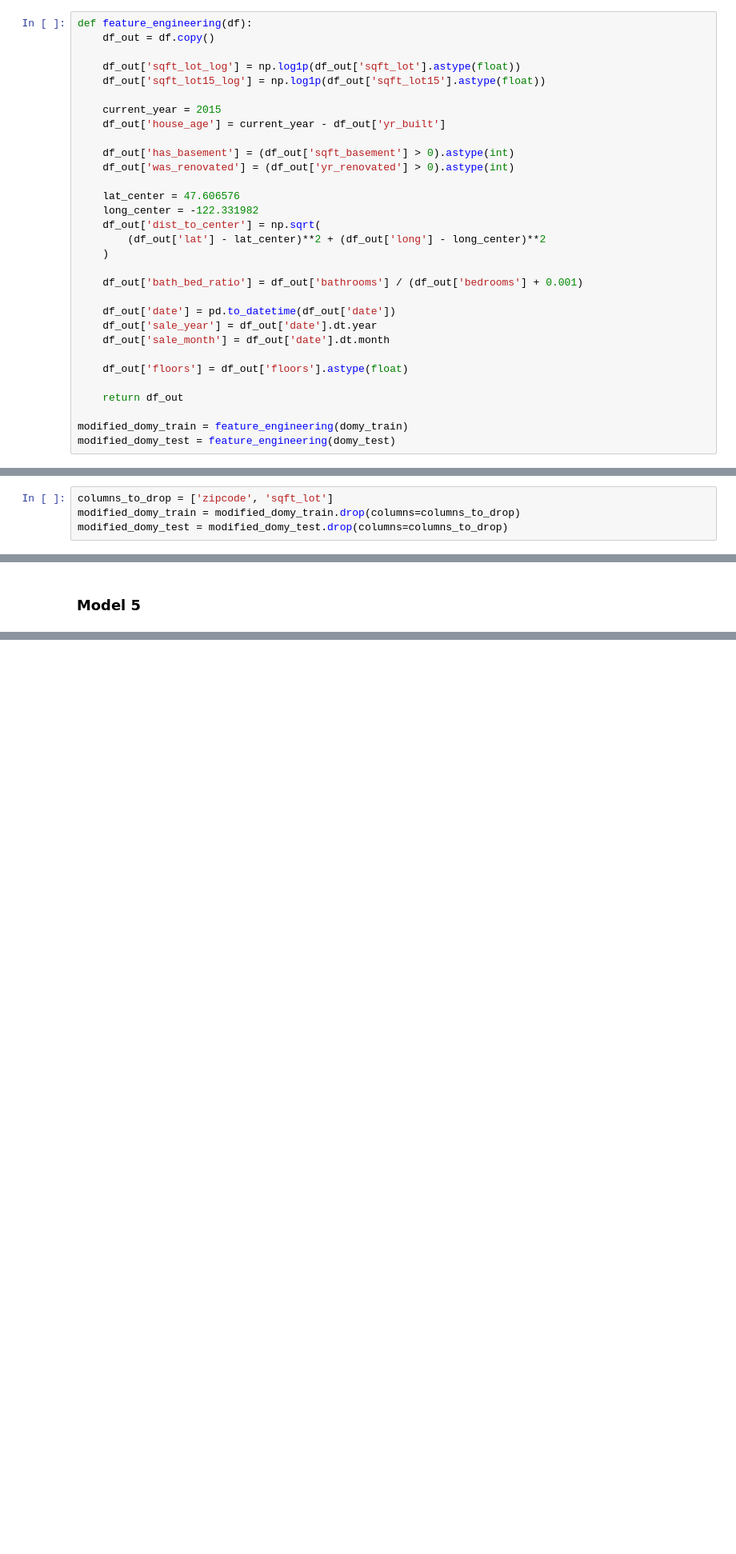
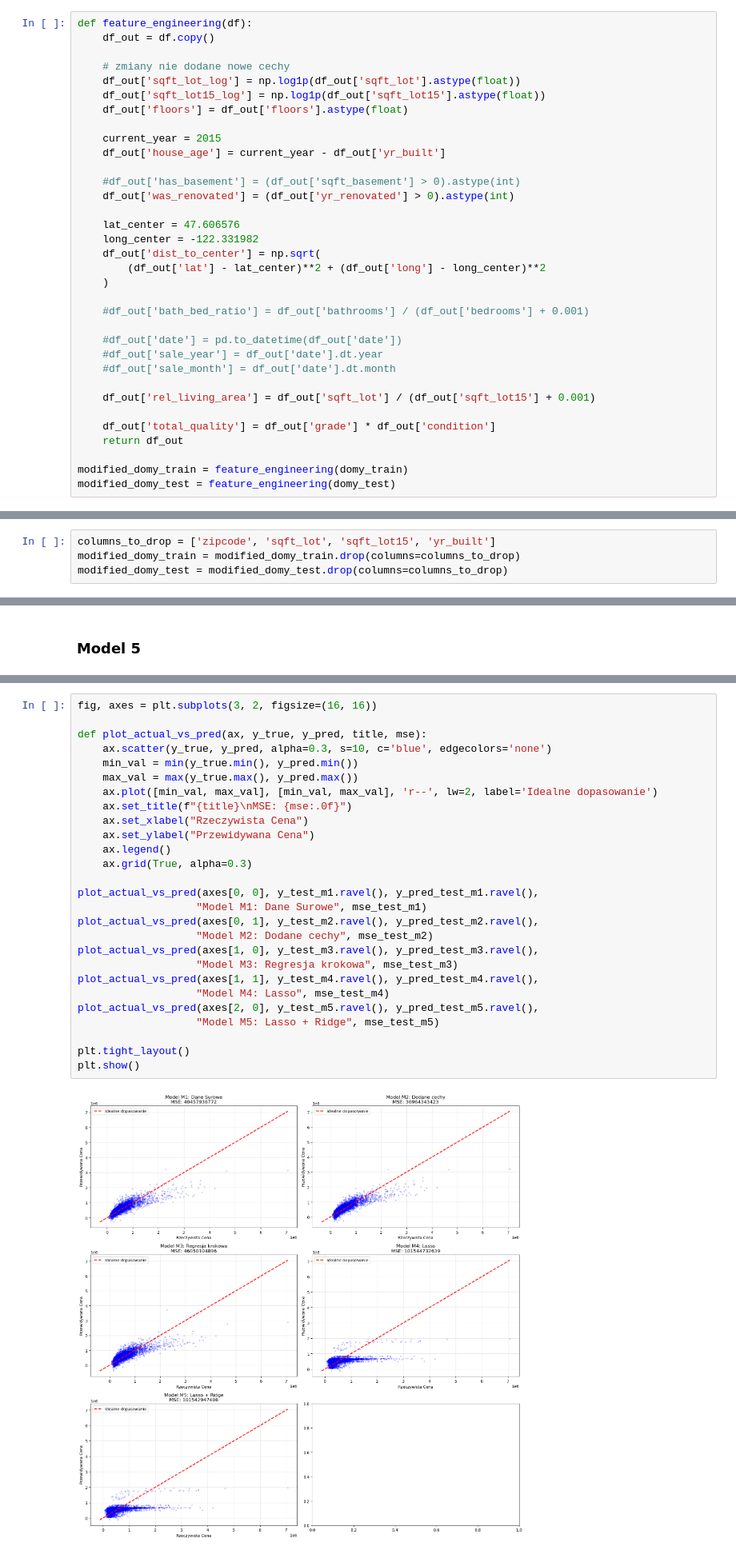
Before and after one commit to Hadidomena/Data-exploration-methods, a Jupyter notebook: Poprawa Kolokwium MED.ipynb, the cells around one changed output, grey strips where cells are left out. Shown at 80% size. Saved outputs shown, nothing was run; the diff lists cells and outputs as text; blank space fills up the shorter version.

```diff
--- a/Poprawa Kolokwium MED.ipynb
+++ b/Poprawa Kolokwium MED.ipynb
@@ -263,13 +270,15 @@ dtype: float64
 def feature_engineering(df):
     df_out = df.copy()
 
+    # zmiany nie dodane nowe cechy
     df_out['sqft_lot_log'] = np.log1p(df_out['sqft_lot'].astype(float))
     df_out['sqft_lot15_log'] = np.log1p(df_out['sqft_lot15'].astype(float))
+    df_out['floors'] = df_out['floors'].astype(float)
 
     current_year = 2015
     df_out['house_age'] = current_year - df_out['yr_built']
 
-    df_out['has_basement'] = (df_out['sqft_basement'] > 0).astype(int)
+    #df_out['has_basement'] = (df_out['sqft_basement'] > 0).astype(int)
     df_out['was_renovated'] = (df_out['yr_renovated'] > 0).astype(int)
 
     lat_center = 47.606576
@@ -278,14 +287,15 @@ def feature_engineering(df):
         (df_out['lat'] - lat_center)**2 + (df_out['long'] - long_center)**2
     )
 
-    df_out['bath_bed_ratio'] = df_out['bathrooms'] / (df_out['bedrooms'] + 0.001)
+    #df_out['bath_bed_ratio'] = df_out['bathrooms'] / (df_out['bedrooms'] + 0.001)
 
-    df_out['date'] = pd.to_datetime(df_out['date'])
-    df_out['sale_year'] = df_out['date'].dt.year
-    df_out['sale_month'] = df_out['date'].dt.month
+    #df_out['date'] = pd.to_datetime(df_out['date'])
+    #df_out['sale_year'] = df_out['date'].dt.year
+    #df_out['sale_month'] = df_out['date'].dt.month
 
-    df_out['floors'] = df_out['floors'].astype(float)
+    df_out['rel_living_area'] = df_out['sqft_lot'] / (df_out['sqft_lot15'] + 0.001)
 
+    df_out['total_quality'] = df_out['grade'] * df_out['condition']
     return df_out
 
 modified_domy_train = feature_engineering(domy_train)
@@ -305,5 +318,5 @@ Po kilkukrotnym testowaniu wyników przy użyciu regresji liniowej, zdecydowałe
 # %%
-columns_to_drop = ['zipcode', 'sqft_lot']
+columns_to_drop = ['zipcode', 'sqft_lot', 'sqft_lot15', 'yr_built']
 modified_domy_train = modified_domy_train.drop(columns=columns_to_drop)
 modified_domy_test = modified_domy_test.drop(columns=columns_to_drop)
 # %% [markdown]
@@ -786,0 +833,29 @@ Najwyższy R² test): M2: Wszystkie + nowe
+# %%
+fig, axes = plt.subplots(3, 2, figsize=(16, 16))
+
+def plot_actual_vs_pred(ax, y_true, y_pred, title, mse):
+    ax.scatter(y_true, y_pred, alpha=0.3, s=10, c='blue', edgecolors='none')
+    min_val = min(y_true.min(), y_pred.min())
+    max_val = max(y_true.max(), y_pred.max())
+    ax.plot([min_val, max_val], [min_val, max_val], 'r--', lw=2, label='Idealne dopasowanie')
+    ax.set_title(f"{title}\nMSE: {mse:.0f}")
+    ax.set_xlabel("Rzeczywista Cena")
+    ax.set_ylabel("Przewidywana Cena")
+    ax.legend()
+    ax.grid(True, alpha=0.3)
+
+plot_actual_vs_pred(axes[0, 0], y_test_m1.ravel(), y_pred_test_m1.ravel(),
+                   "Model M1: Dane Surowe", mse_test_m1)
+plot_actual_vs_pred(axes[0, 1], y_test_m2.ravel(), y_pred_test_m2.ravel(),
+                   "Model M2: Dodane cechy", mse_test_m2)
+plot_actual_vs_pred(axes[1, 0], y_test_m3.ravel(), y_pred_test_m3.ravel(),
+                   "Model M3: Regresja krokowa", mse_test_m3)
+plot_actual_vs_pred(axes[1, 1], y_test_m4.ravel(), y_pred_test_m4.ravel(),
+                   "Model M4: Lasso", mse_test_m4)
+plot_actual_vs_pred(axes[2, 0], y_test_m5.ravel(), y_pred_test_m5.ravel(),
+                   "Model M5: Lasso + Ridge", mse_test_m5)
+
+plt.tight_layout()
+plt.show()
+# %% [output]
+[figure, added]
```
Also changed, not shown: parts of 16 cells of this notebook.
